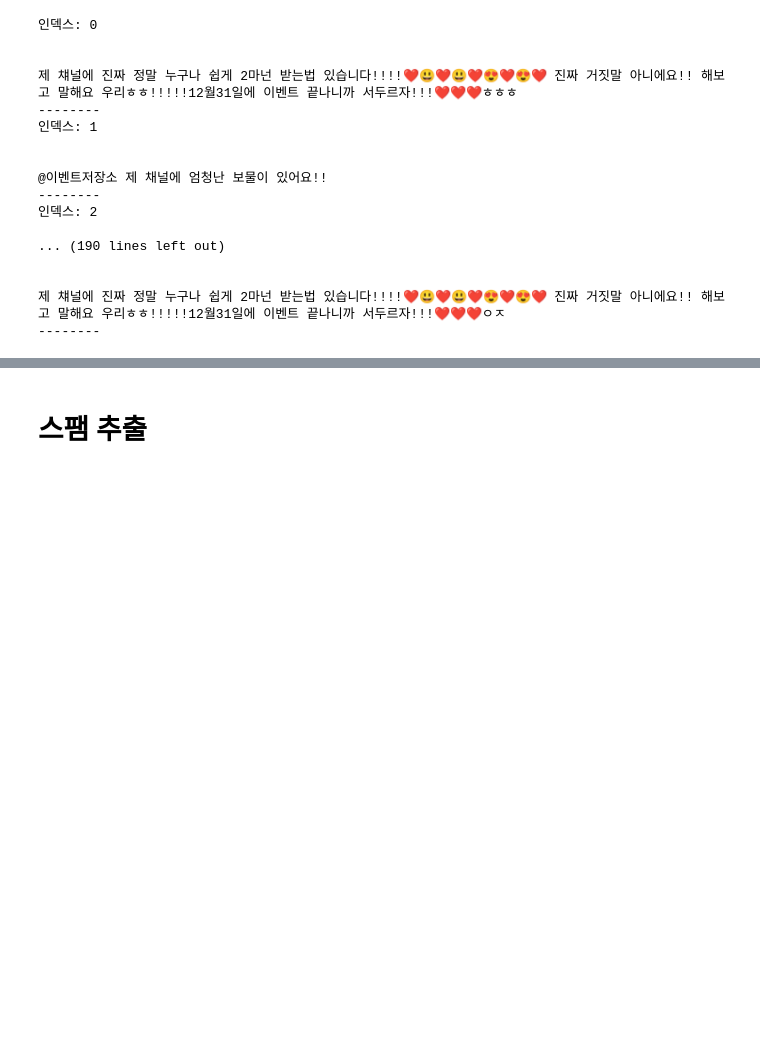
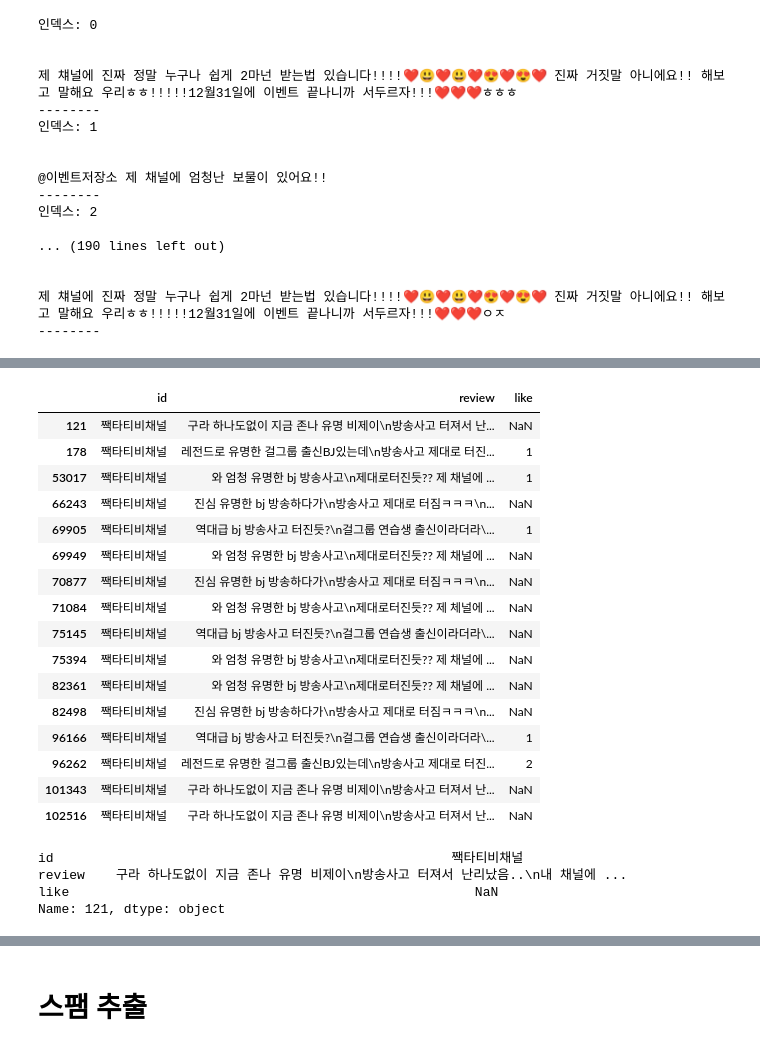
Before and after one commit to subeomsp/TIL_2, a Jupyter notebook: 유튜브 크롤링/BERT 스팸 분류 모델 for Youtube.ipynb, the cells around one changed output, grey strips where cells are left out. Drawn from its saved outputs; the diff is of its cells as text; code cells hidden in the pictures; blank space fills up the shorter version.

```diff
--- a/유튜브 크롤링/BERT 스팸 분류 모델 for Youtube.ipynb
+++ b/유튜브 크롤링/BERT 스팸 분류 모델 for Youtube.ipynb
@@ -1143,0 +1165,27 @@ spam_list.extend(a)
+# %%
+df[df['id'] == df.iloc[121]['id']]
+# %% [output]
+|  | id | review | like |
+| 121 | 짹타티비채널 | 구라 하나도없이 지금 존나 유명 비제이\n방송사고 터져서 난... | NaN |
+| 178 | 짹타티비채널 | 레전드로 유명한 걸그룹 출신BJ있는데\n방송사고 제대로 터진... | 1 |
+| 53017 | 짹타티비채널 | 와 엄청 유명한 bj 방송사고\n제대로터진듯?? 제 채널에 ... | 1 |
+| 66243 | 짹타티비채널 | 진심 유명한 bj 방송하다가\n방송사고 제대로 터짐ㅋㅋㅋ\n... | NaN |
+| 69905 | 짹타티비채널 | 역대급 bj 방송사고 터진듯?\n걸그룹 연습생 출신이라더라\... | 1 |
+| 69949 | 짹타티비채널 | 와 엄청 유명한 bj 방송사고\n제대로터진듯?? 제 채널에 ... | NaN |
+| 70877 | 짹타티비채널 | 진심 유명한 bj 방송하다가\n방송사고 제대로 터짐ㅋㅋㅋ\n... | NaN |
+| 71084 | 짹타티비채널 | 와 엄청 유명한 bj 방송사고\n제대로터진듯?? 제 체널에 ... | NaN |
+| 75145 | 짹타티비채널 | 역대급 bj 방송사고 터진듯?\n걸그룹 연습생 출신이라더라\... | NaN |
+| 75394 | 짹타티비채널 | 와 엄청 유명한 bj 방송사고\n제대로터진듯?? 제 채널에 ... | NaN |
+| 82361 | 짹타티비채널 | 와 엄청 유명한 bj 방송사고\n제대로터진듯?? 제 채널에 ... | NaN |
+| 82498 | 짹타티비채널 | 진심 유명한 bj 방송하다가\n방송사고 제대로 터짐ㅋㅋㅋ\n... | NaN |
+| 96166 | 짹타티비채널 | 역대급 bj 방송사고 터진듯?\n걸그룹 연습생 출신이라더라\... | 1 |
+| 96262 | 짹타티비채널 | 레전드로 유명한 걸그룹 출신BJ있는데\n방송사고 제대로 터진... | 2 |
+| 101343 | 짹타티비채널 | 구라 하나도없이 지금 존나 유명 비제이\n방송사고 터져서 난... | NaN |
+| 102516 | 짹타티비채널 | 구라 하나도없이 지금 존나 유명 비제이\n방송사고 터져서 난... | NaN |
+# %%
+df.iloc[121]
+# %% [output]
+id                                                   짹타티비채널
+review    구라 하나도없이 지금 존나 유명 비제이\n방송사고 터져서 난리났음..\n내 채널에 ...
+like                                                    NaN
+Name: 121, dtype: object
```
Also changed, not shown: parts of 11 cells of this notebook.
